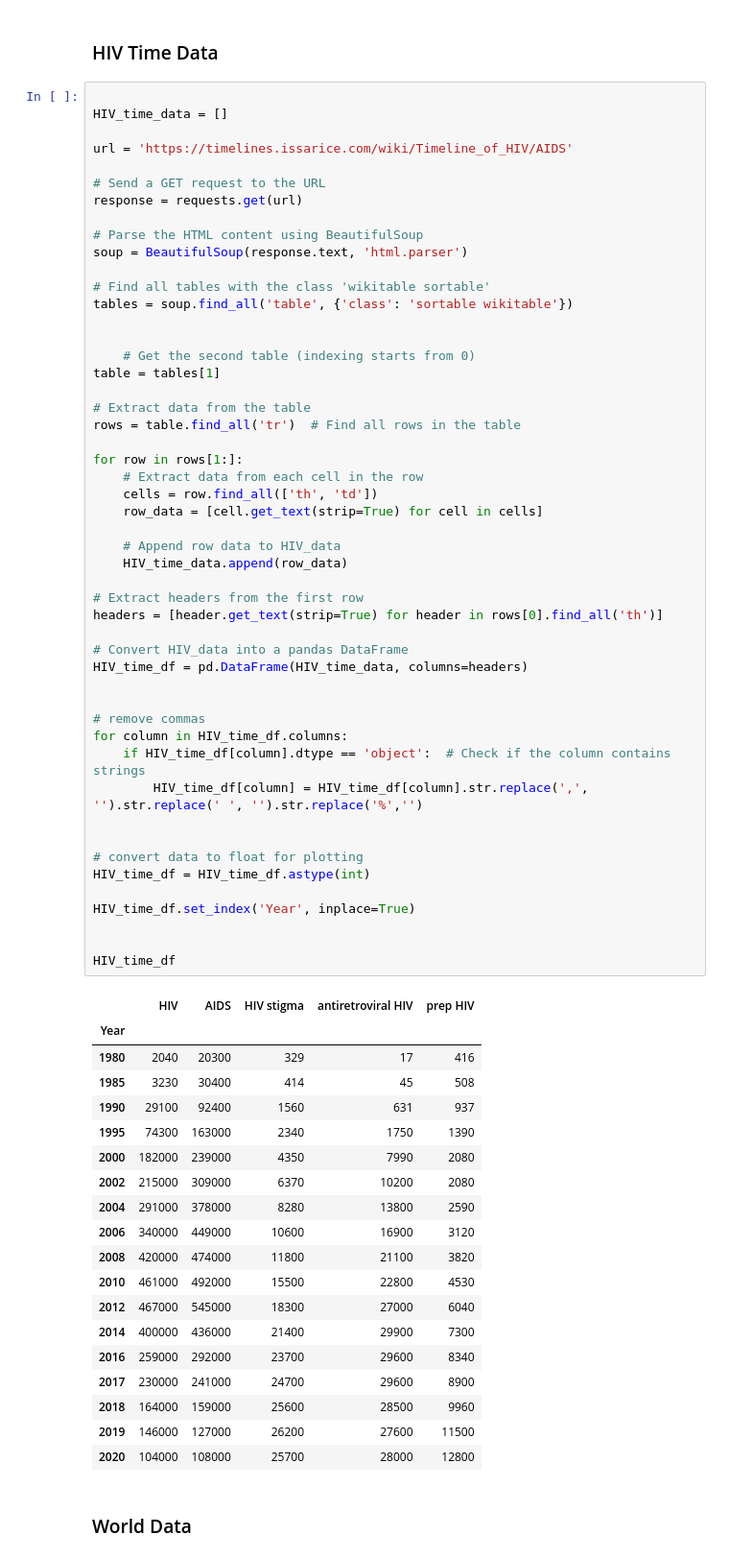
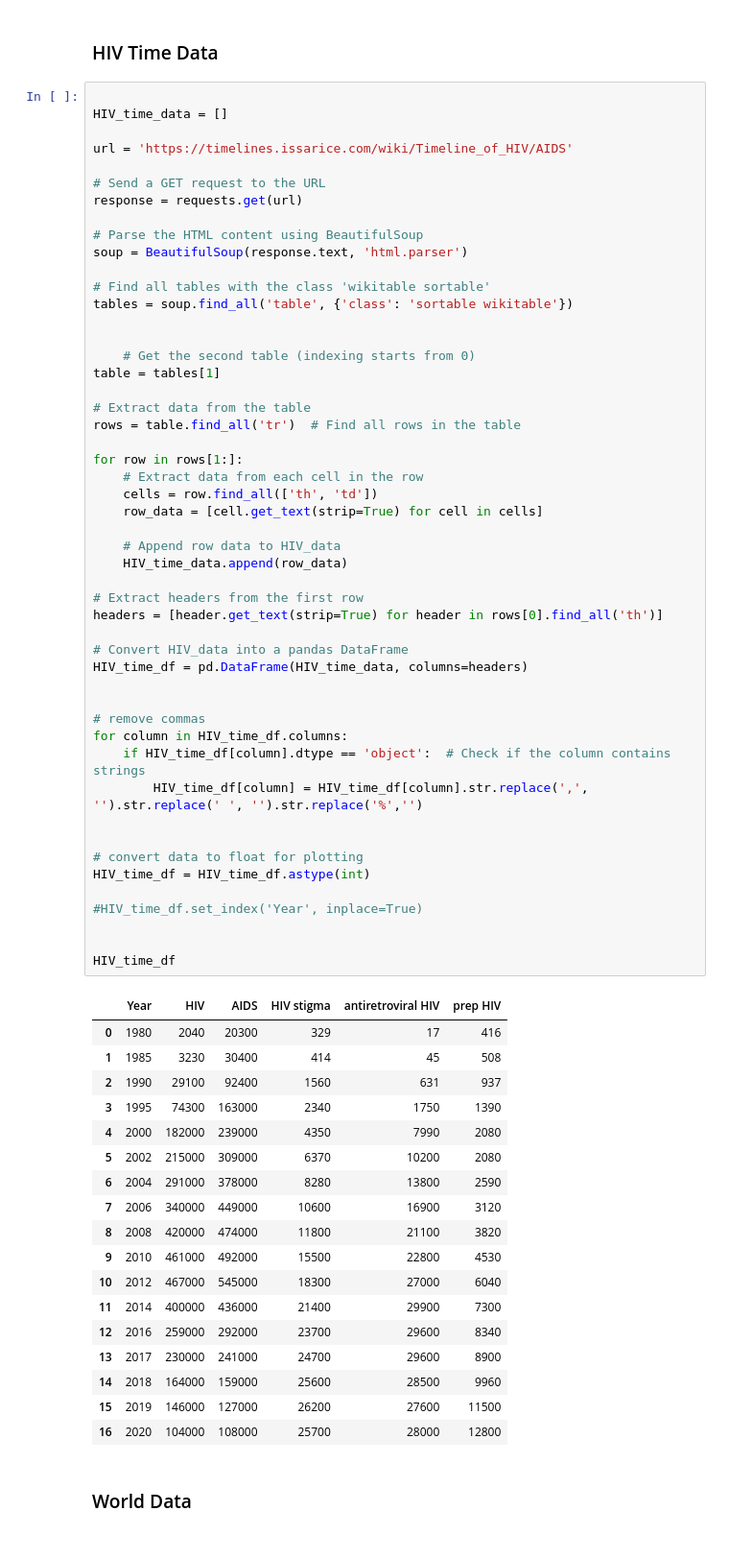
Before and after one commit to KofiBartonByfield/Blog-Code, a Jupyter notebook: Blog Notebook.ipynb, the cells around one changed output. Shown at 96% size. Cells and saved outputs as stored; diff of their text form.

Commit message:
TIme Plot

```diff
--- a/Blog Notebook.ipynb
+++ b/Blog Notebook.ipynb
@@ -195,53 +195,52 @@ table = tables[1]
 rows = table.find_all('tr')  # Find all rows in the table
 
 for row in rows[1:]:
     # Extract data from each cell in the row
     cells = row.find_all(['th', 'td'])
     row_data = [cell.get_text(strip=True) for cell in cells]
 
     # Append row data to HIV_data
     HIV_time_data.append(row_data)
 
 # Extract headers from the first row
 headers = [header.get_text(strip=True) for header in rows[0].find_all('th')]
 
 # Convert HIV_data into a pandas DataFrame
 HIV_time_df = pd.DataFrame(HIV_time_data, columns=headers)
 
 
 # remove commas
 for column in HIV_time_df.columns:
     if HIV_time_df[column].dtype == 'object':  # Check if the column contains strings
         HIV_time_df[column] = HIV_time_df[column].str.replace(',', '').str.replace(' ', '').str.replace('%','')
 
 
 # convert data to float for plotting
 HIV_time_df = HIV_time_df.astype(int)
 
-HIV_time_df.set_index('Year', inplace=True)
+#HIV_time_df.set_index('Year', inplace=True)
 
 
 HIV_time_df
 # %% [output]
-|  | HIV | AIDS | HIV stigma | antiretroviral HIV | prep HIV |
-| Year |  |  |  |  |  |
-| 1980 | 2040 | 20300 | 329 | 17 | 416 |
-| 1985 | 3230 | 30400 | 414 | 45 | 508 |
-| 1990 | 29100 | 92400 | 1560 | 631 | 937 |
-| 1995 | 74300 | 163000 | 2340 | 1750 | 1390 |
-| 2000 | 182000 | 239000 | 4350 | 7990 | 2080 |
-| 2002 | 215000 | 309000 | 6370 | 10200 | 2080 |
-| 2004 | 291000 | 378000 | 8280 | 13800 | 2590 |
-| 2006 | 340000 | 449000 | 10600 | 16900 | 3120 |
-| 2008 | 420000 | 474000 | 11800 | 21100 | 3820 |
-| 2010 | 461000 | 492000 | 15500 | 22800 | 4530 |
-| 2012 | 467000 | 545000 | 18300 | 27000 | 6040 |
-| 2014 | 400000 | 436000 | 21400 | 29900 | 7300 |
-| 2016 | 259000 | 292000 | 23700 | 29600 | 8340 |
-| 2017 | 230000 | 241000 | 24700 | 29600 | 8900 |
-| 2018 | 164000 | 159000 | 25600 | 28500 | 9960 |
-| 2019 | 146000 | 127000 | 26200 | 27600 | 11500 |
-| 2020 | 104000 | 108000 | 25700 | 28000 | 12800 |
+|  | Year | HIV | AIDS | HIV stigma | antiretroviral HIV | prep HIV |
+| 0 | 1980 | 2040 | 20300 | 329 | 17 | 416 |
+| 1 | 1985 | 3230 | 30400 | 414 | 45 | 508 |
+| 2 | 1990 | 29100 | 92400 | 1560 | 631 | 937 |
+| 3 | 1995 | 74300 | 163000 | 2340 | 1750 | 1390 |
+| 4 | 2000 | 182000 | 239000 | 4350 | 7990 | 2080 |
+| 5 | 2002 | 215000 | 309000 | 6370 | 10200 | 2080 |
+| 6 | 2004 | 291000 | 378000 | 8280 | 13800 | 2590 |
+| 7 | 2006 | 340000 | 449000 | 10600 | 16900 | 3120 |
+| 8 | 2008 | 420000 | 474000 | 11800 | 21100 | 3820 |
+| 9 | 2010 | 461000 | 492000 | 15500 | 22800 | 4530 |
+| 10 | 2012 | 467000 | 545000 | 18300 | 27000 | 6040 |
+| 11 | 2014 | 400000 | 436000 | 21400 | 29900 | 7300 |
+| 12 | 2016 | 259000 | 292000 | 23700 | 29600 | 8340 |
+| 13 | 2017 | 230000 | 241000 | 24700 | 29600 | 8900 |
+| 14 | 2018 | 164000 | 159000 | 25600 | 28500 | 9960 |
+| 15 | 2019 | 146000 | 127000 | 26200 | 27600 | 11500 |
+| 16 | 2020 | 104000 | 108000 | 25700 | 28000 | 12800 |
 # %% [markdown]
 ### World Data
 # %%
```
Also changed, not shown: parts of 1 cell of this notebook.
